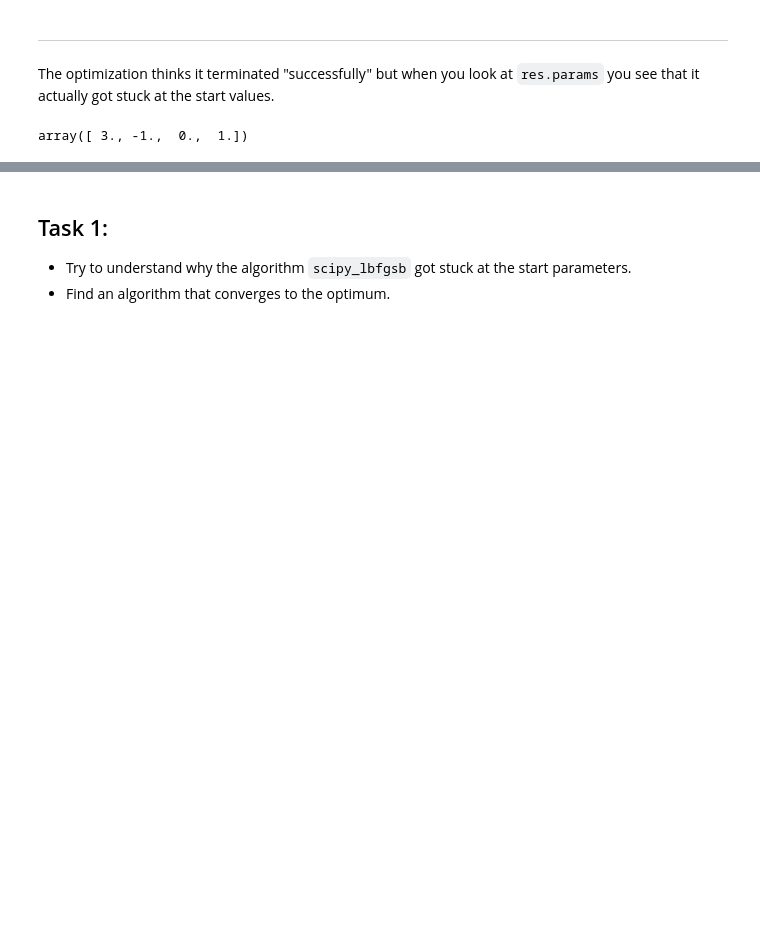
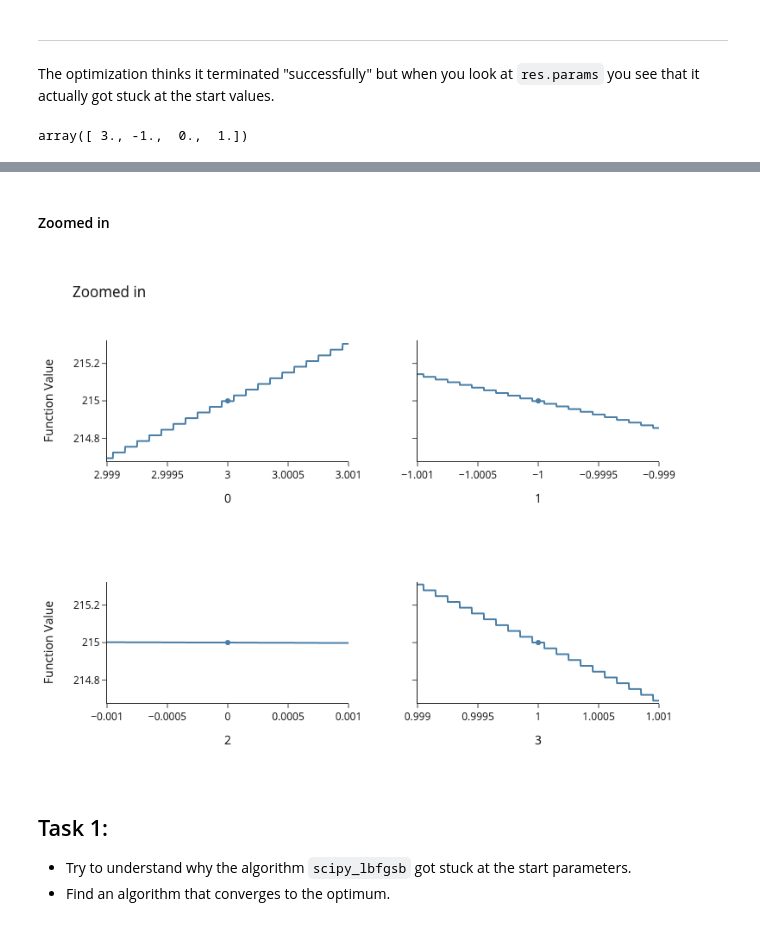
Before and after one commit to optimagic-dev/euroscipy-estimagic, a Jupyter notebook: exercises/03_play_with_algorithm_and_algo_options.ipynb, the cells around one changed output, grey strips where cells are left out. Cells and saved outputs as stored; diff of their text form; code cells hidden in the pictures; blank space fills up the shorter version.

```diff
--- a/exercises/03_play_with_algorithm_and_algo_options.ipynb
+++ b/exercises/03_play_with_algorithm_and_algo_options.ipynb
@@ -57,3 +78,17 @@ array([ 3., -1.,  0.,  1.])
+# %% [markdown]
+#### Zoomed in
+# %%
+fig = em.slice_plot(
+    func=powell_steps,
+    params=powell_start,
+    lower_bounds=powell_start - 1e-3,
+    upper_bounds=powell_start + 1e-3,
+    n_gridpoints=1_000,
+    title="Zoomed in",
+)
+fig.show(renderer="png")
+# %% [output]
+[figure, added]
 # %% [markdown]
 ## Task 1:
 
```
Also changed, not shown: parts of 5 cells of this notebook, 8 other files.
